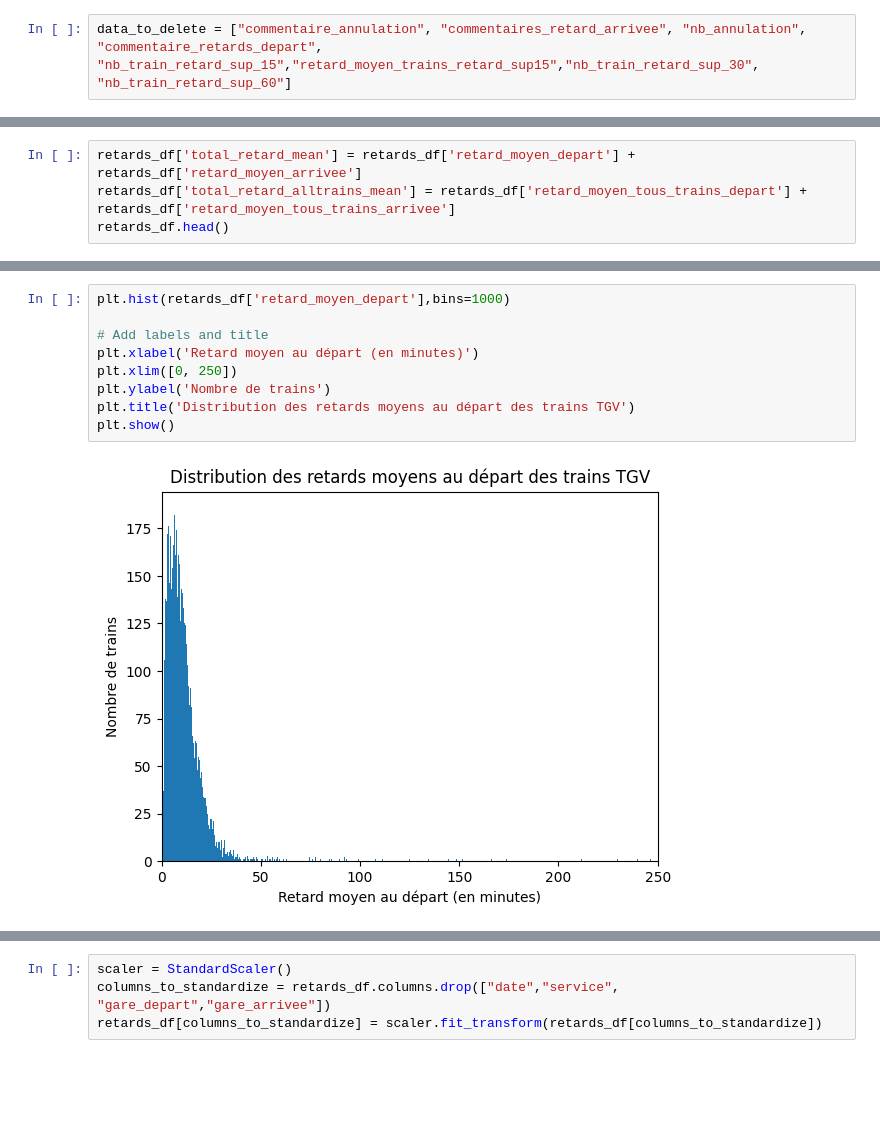
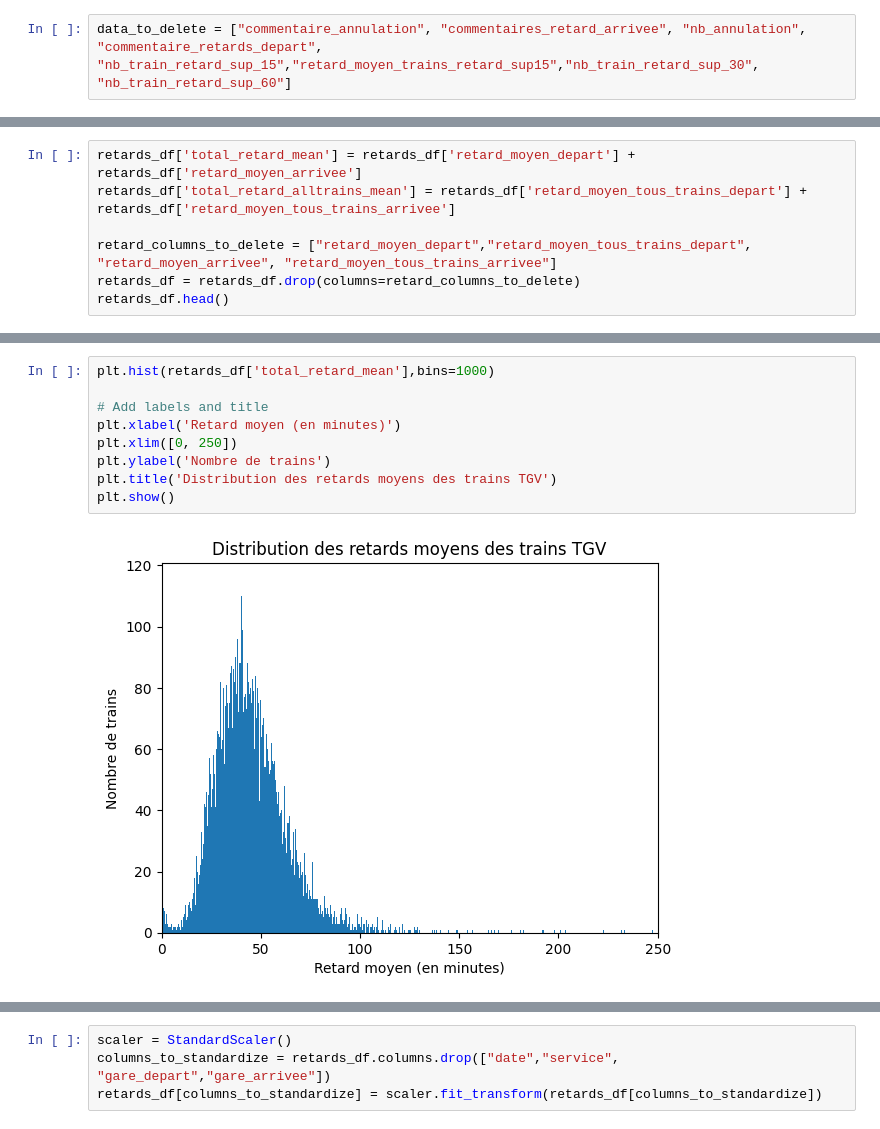
Before and after one commit to Lucasvitoriano25/PredDelay_TGVTrains, a Jupyter notebook: main.ipynb, the cells around one changed output, grey strips where cells are left out. Saved outputs shown, nothing was run; the diff lists cells and outputs as text; blank space fills up the shorter version.

Commit message:
data loaders, NN and training plots

```diff
--- a/main.ipynb
+++ b/main.ipynb
@@ -104,6 +99,9 @@ retards_df.head()
 # %%
 retards_df['total_retard_mean'] = retards_df['retard_moyen_depart'] + retards_df['retard_moyen_arrivee']
 retards_df['total_retard_alltrains_mean'] = retards_df['retard_moyen_tous_trains_depart'] + retards_df['retard_moyen_tous_trains_arrivee']
+
+retard_columns_to_delete = ["retard_moyen_depart","retard_moyen_tous_trains_depart", "retard_moyen_arrivee", "retard_moyen_tous_trains_arrivee"]
+retards_df = retards_df.drop(columns=retard_columns_to_delete)
 retards_df.head()
 # %% [output]
 |  | date | service | gare_depart | gare_arrivee | duree_moyenne | nb_train_prevu | nb_train_depart_retard | ... |
@@ -113,16 +111,16 @@ retards_df.head()
 | 3 | 2018-01 | National | PARIS MONTPARNASSE | ST MALO | 156 | 102 | 12 | ... |
 | 4 | 2018-01 | National | PARIS MONTPARNASSE | ST PIERRE DES CORPS | 61 | 391 | 61 | ... |
 # %%
-plt.hist(retards_df['retard_moyen_depart'],bins=1000)
+plt.hist(retards_df['total_retard_mean'],bins=1000)
 
 # Add labels and title
-plt.xlabel('Retard moyen au départ (en minutes)')
+plt.xlabel('Retard moyen (en minutes)')
 plt.xlim([0, 250])
 plt.ylabel('Nombre de trains')
-plt.title('Distribution des retards moyens au départ des trains TGV')
+plt.title('Distribution des retards moyens des trains TGV')
 plt.show()
 # %% [output]
-[figure, old version]
+[figure, new version]
 # %%
 fig, ax = plt.subplots(6,1,  figsize=(10, 10))
 plt.subplots_adjust(top = 2)
```
Also changed, not shown: parts of 20 cells of this notebook.
